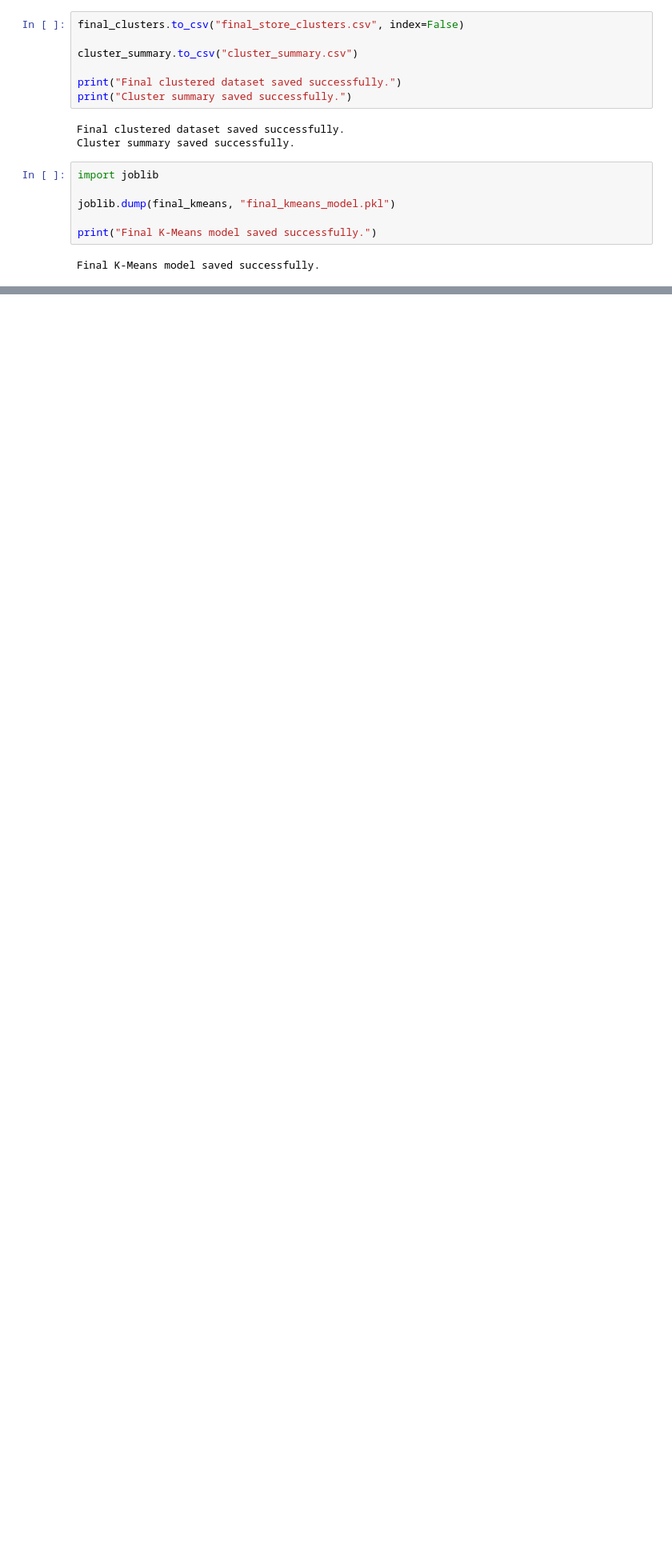
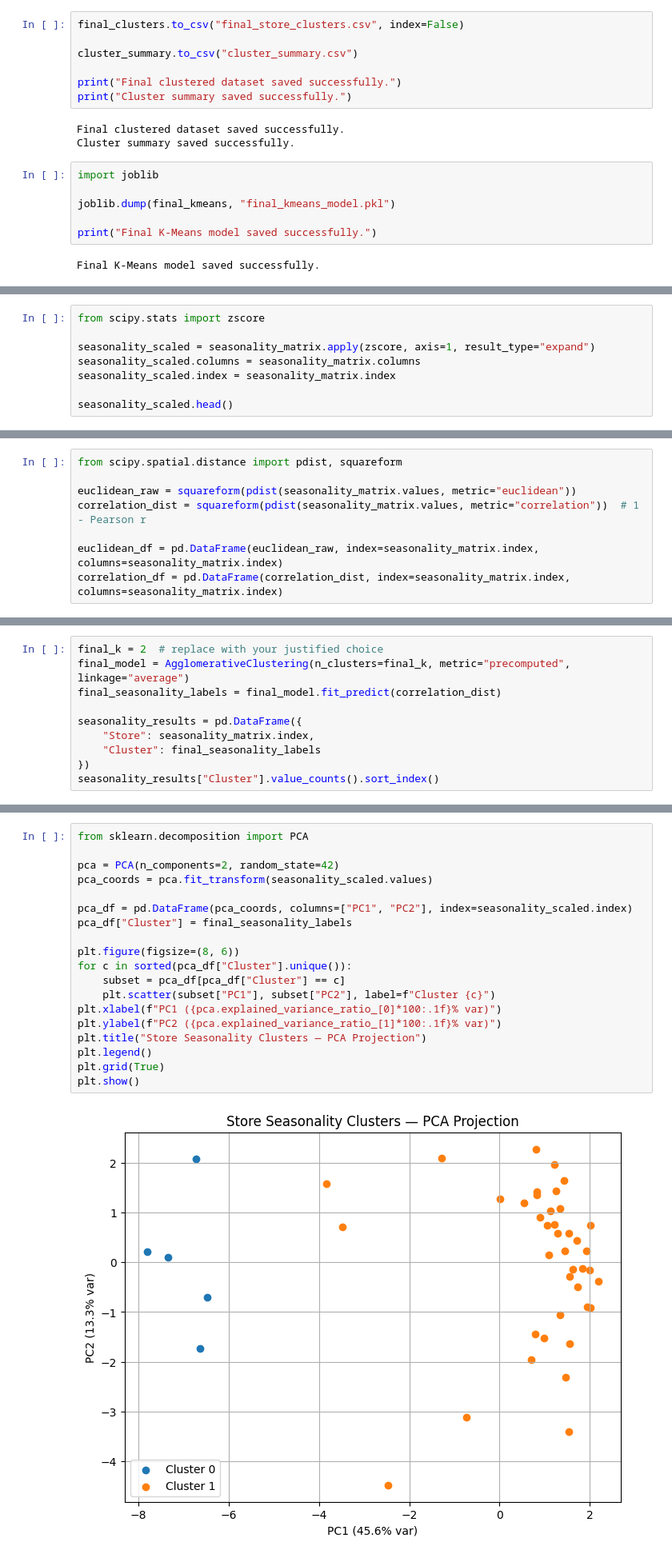
Before and after one commit to TanyaTejaswi/Walmart-Store-Clustering, a Jupyter notebook: Walmart_Store_Clustering.ipynb, the cells around one changed output, grey strips where cells are left out. Shown at 80% size. Saved outputs shown, nothing was run; the diff lists cells and outputs as text; blank space fills up the shorter version.

```diff
--- a/Walmart_Store_Clustering.ipynb
+++ b/Walmart_Store_Clustering.ipynb
@@ -928,0 +1062,8 @@ Final K-Means model saved successfully.
+# %%
+from scipy.stats import zscore
+
+seasonality_scaled = seasonality_matrix.apply(zscore, axis=1, result_type="expand")
+seasonality_scaled.columns = seasonality_matrix.columns
+seasonality_scaled.index = seasonality_matrix.index
+
+seasonality_scaled.head()
@@ -928,0 +1079,8 @@ Final K-Means model saved successfully.
+# %%
+from scipy.spatial.distance import pdist, squareform
+
+euclidean_raw = squareform(pdist(seasonality_matrix.values, metric="euclidean"))
+correlation_dist = squareform(pdist(seasonality_matrix.values, metric="correlation"))  # 1 - Pearson r
+
+euclidean_df = pd.DataFrame(euclidean_raw, index=seasonality_matrix.index, columns=seasonality_matrix.index)
+correlation_df = pd.DataFrame(correlation_dist, index=seasonality_matrix.index, columns=seasonality_matrix.index)
@@ -928,0 +1178,10 @@ Final K-Means model saved successfully.
+# %%
+final_k = 2  # replace with your justified choice
+final_model = AgglomerativeClustering(n_clusters=final_k, metric="precomputed", linkage="average")
+final_seasonality_labels = final_model.fit_predict(correlation_dist)
+
+seasonality_results = pd.DataFrame({
+    "Store": seasonality_matrix.index,
+    "Cluster": final_seasonality_labels
+})
+seasonality_results["Cluster"].value_counts().sort_index()
@@ -928,0 +1194,21 @@ Final K-Means model saved successfully.
+# %%
+from sklearn.decomposition import PCA
+
+pca = PCA(n_components=2, random_state=42)
+pca_coords = pca.fit_transform(seasonality_scaled.values)
+
+pca_df = pd.DataFrame(pca_coords, columns=["PC1", "PC2"], index=seasonality_scaled.index)
+pca_df["Cluster"] = final_seasonality_labels
+
+plt.figure(figsize=(8, 6))
+for c in sorted(pca_df["Cluster"].unique()):
+    subset = pca_df[pca_df["Cluster"] == c]
+    plt.scatter(subset["PC1"], subset["PC2"], label=f"Cluster {c}")
+plt.xlabel(f"PC1 ({pca.explained_variance_ratio_[0]*100:.1f}% var)")
+plt.ylabel(f"PC2 ({pca.explained_variance_ratio_[1]*100:.1f}% var)")
+plt.title("Store Seasonality Clusters — PCA Projection")
+plt.legend()
+plt.grid(True)
+plt.show()
+# %% [output]
+[figure, added]
```
Also changed, not shown: parts of 20 cells of this notebook.
